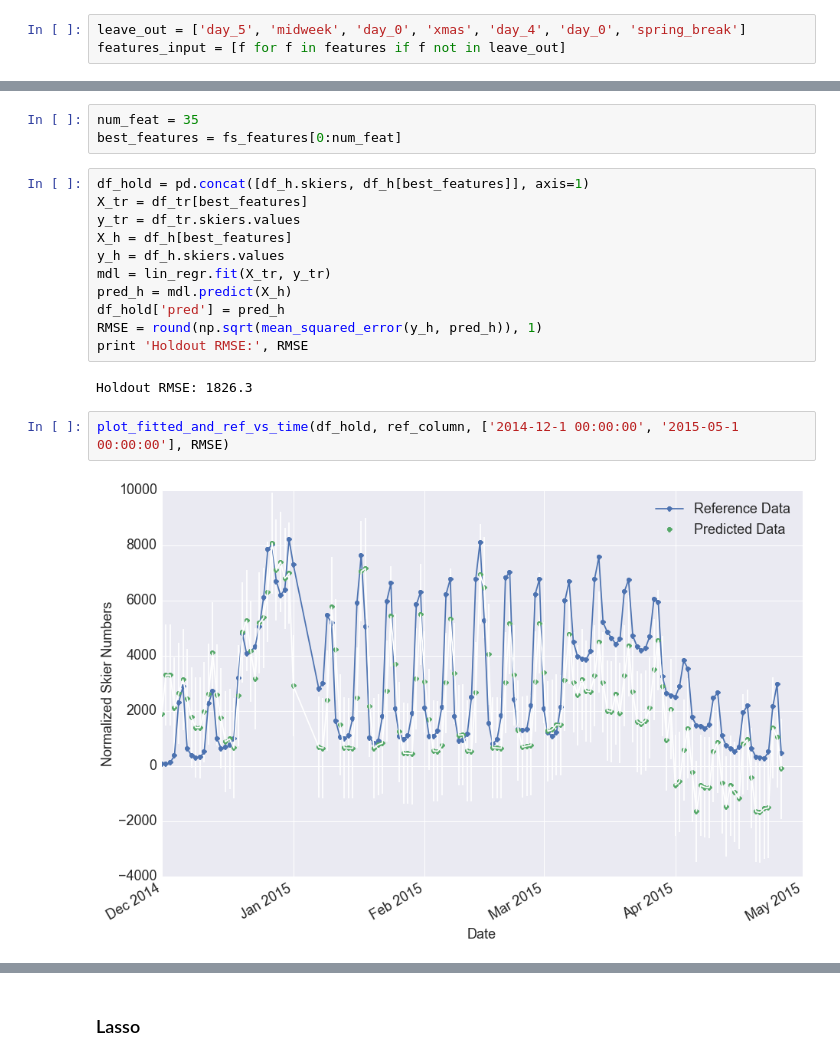
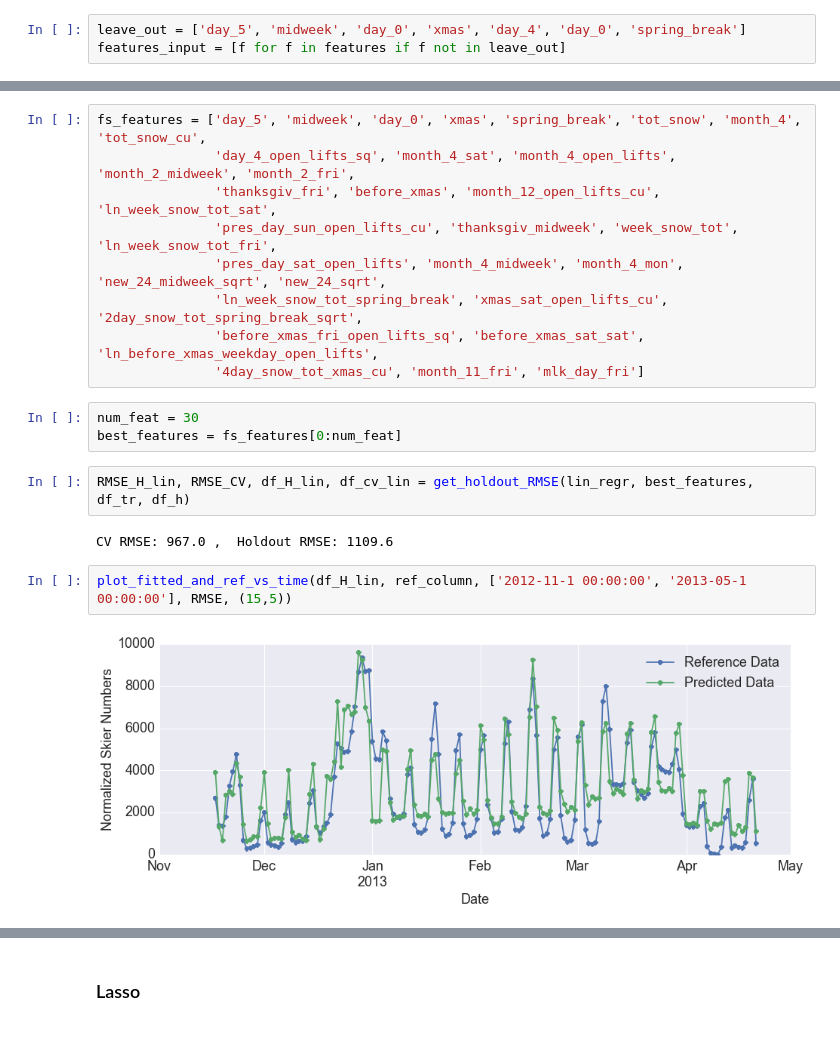
Before and after one commit to balmandhunter/ski_in_solitude, a Jupyter notebook: crowd_model.ipynb, the cells around one changed output, grey strips where cells are left out. Saved outputs shown, nothing was run; the diff lists cells and outputs as text.

```diff
--- a/crowd_model.ipynb
+++ b/crowd_model.ipynb
@@ -114,20 +146,20 @@ fs_features = ['day_5', 'midweek', 'day_0', 'xmas', 'spring_break', 'tot_snow',
+# %%
+fs_features = ['day_5', 'midweek', 'day_0', 'xmas', 'spring_break', 'tot_snow', 'month_4', 'tot_snow_cu',
+               'day_4_open_lifts_sq', 'month_4_sat', 'month_4_open_lifts', 'month_2_midweek', 'month_2_fri',
+               'thanksgiv_fri', 'before_xmas', 'month_12_open_lifts_cu', 'ln_week_snow_tot_sat',
+               'pres_day_sun_open_lifts_cu', 'thanksgiv_midweek', 'week_snow_tot', 'ln_week_snow_tot_fri',
+               'pres_day_sat_open_lifts', 'month_4_midweek', 'month_4_mon', 'new_24_midweek_sqrt', 'new_24_sqrt',
+               'ln_week_snow_tot_spring_break', 'xmas_sat_open_lifts_cu', '2day_snow_tot_spring_break_sqrt',
+               'before_xmas_fri_open_lifts_sq', 'before_xmas_sat_sat', 'ln_before_xmas_weekday_open_lifts',
+               '4day_snow_tot_xmas_cu', 'month_11_fri', 'mlk_day_fri']
 # %%
-num_feat = 35
+num_feat = 30
 best_features = fs_features[0:num_feat]
-# %%
-df_hold = pd.concat([df_h.skiers, df_h[best_features]], axis=1)
-X_tr = df_tr[best_features]
-y_tr = df_tr.skiers.values
-X_h = df_h[best_features]
-y_h = df_h.skiers.values
-mdl = lin_regr.fit(X_tr, y_tr)
-pred_h = mdl.predict(X_h)
-df_hold['pred'] = pred_h
-RMSE = round(np.sqrt(mean_squared_error(y_h, pred_h)), 1)
-print 'Holdout RMSE:', RMSE
-# %% [output]
-Holdout RMSE: 1826.3
+# %%
+RMSE_H_lin, RMSE_CV, df_H_lin, df_cv_lin = get_holdout_RMSE(lin_regr, best_features, df_tr, df_h)
+# %% [output]
+CV RMSE: 967.0 ,  Holdout RMSE: 1109.6
 # %%
-plot_fitted_and_ref_vs_time(df_hold, ref_column, ['2014-12-1 00:00:00', '2015-05-1 00:00:00'], RMSE)
+plot_fitted_and_ref_vs_time(df_H_lin, ref_column, ['2012-11-1 00:00:00', '2013-05-1 00:00:00'], RMSE, (15,5))
 # %% [output]
-[figure, old version]
+[figure, new version]
```
Also changed, not shown: parts of 30 cells of this notebook, 4 other files.
